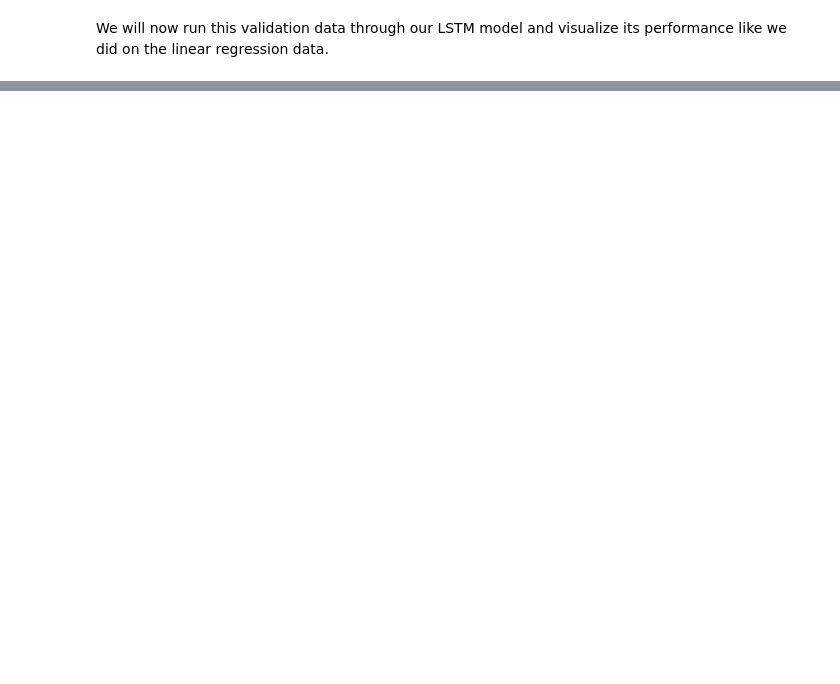
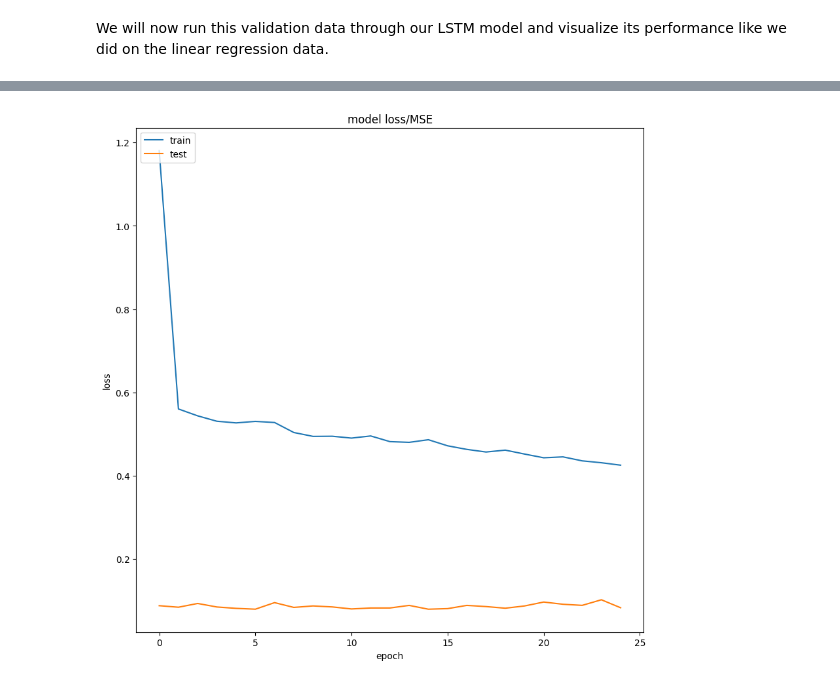
Before and after one commit to YatharthVardan-SanDiego/IOT-LSTM, a Jupyter notebook: LSTM Regression Assignment.ipynb, the cells around one changed output, grey strips where cells are left out. Cells and saved outputs as stored; diff of their text form; code cells hidden in the pictures; blank space fills up the shorter version.

```diff
--- a/LSTM Regression Assignment.ipynb
+++ b/LSTM Regression Assignment.ipynb
@@ -345,2 +372,33 @@ A:
 # %%
-# play with your ideas for optimization here
+
+model_path="LSTM_model3.keras"
+model = Sequential()
+
+#add first LSTM layer
+model.add(LSTM(
+         input_shape=(seq_length, nb_features),
+         units=100, # number of hidden units
+         return_sequences=True))
+model.add(Dropout(0.2))
+
+# add second LSTM layer
+model.add(LSTM(
+          units=50,
+          return_sequences=False))
+model.add(Dropout(0.2))
+model.add(Dense(units=25,activation='relu'))
+model.add(Dense(units=nb_out))
+model.add(Activation('linear'))
+optimizer = keras.optimizers.Adam(learning_rate = 0.01)
+model.compile(loss='mean_squared_error', optimizer=optimizer,metrics=['mse'])
+
+print(model.summary())
+
+# fit the network
+history = model.fit(seq_arrays, seq_labs, epochs=100, batch_size=500, validation_split=0.05, verbose=2,
+          callbacks = [keras.callbacks.EarlyStopping(monitor='val_loss', min_delta=0, patience=10, verbose=0, mode='min'),
+                       keras.callbacks.ModelCheckpoint(model_path,monitor='val_loss', save_best_only=True, mode='min', verbose=0)]
+          )
+
+# list all data in history
+print(history.history.keys())# play with your ideas for optimization here
@@ -347,3 +444,16 @@ A:
+# %%
+# summarize history for Loss/MSE
+fig_acc = plt.figure(figsize=(10, 10))
+plt.plot(history.history['loss'])
+plt.plot(history.history['val_loss'])
+plt.title('model loss/MSE')
+plt.ylabel('loss')
+plt.xlabel('epoch')
+plt.legend(['train', 'test'], loc='upper left')
+plt.show()
+fig_acc.savefig("LSTM_loss2.png")
+# %% [output]
+[figure, added]
 # %%
 # show me how one or two of your different models perform
 # using the code from the "Validating our model" section above
```
Also changed, not shown: parts of 14 cells of this notebook, 4 other files.
